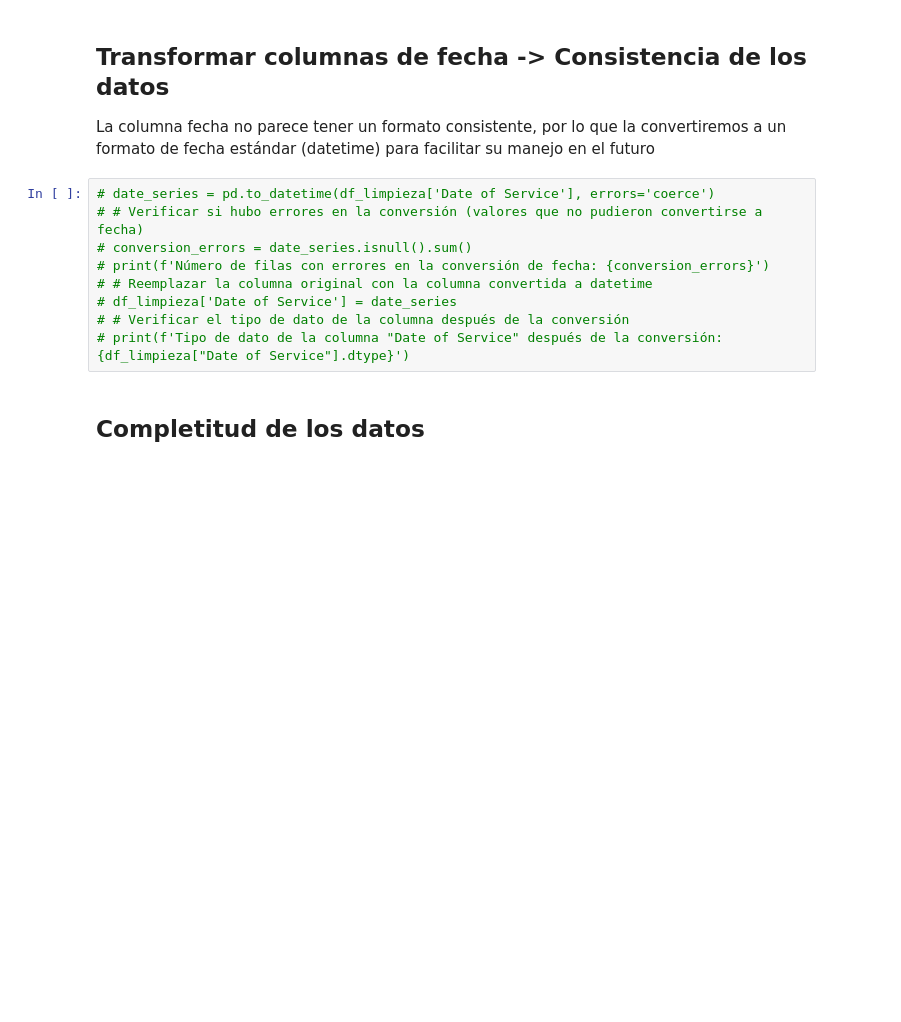
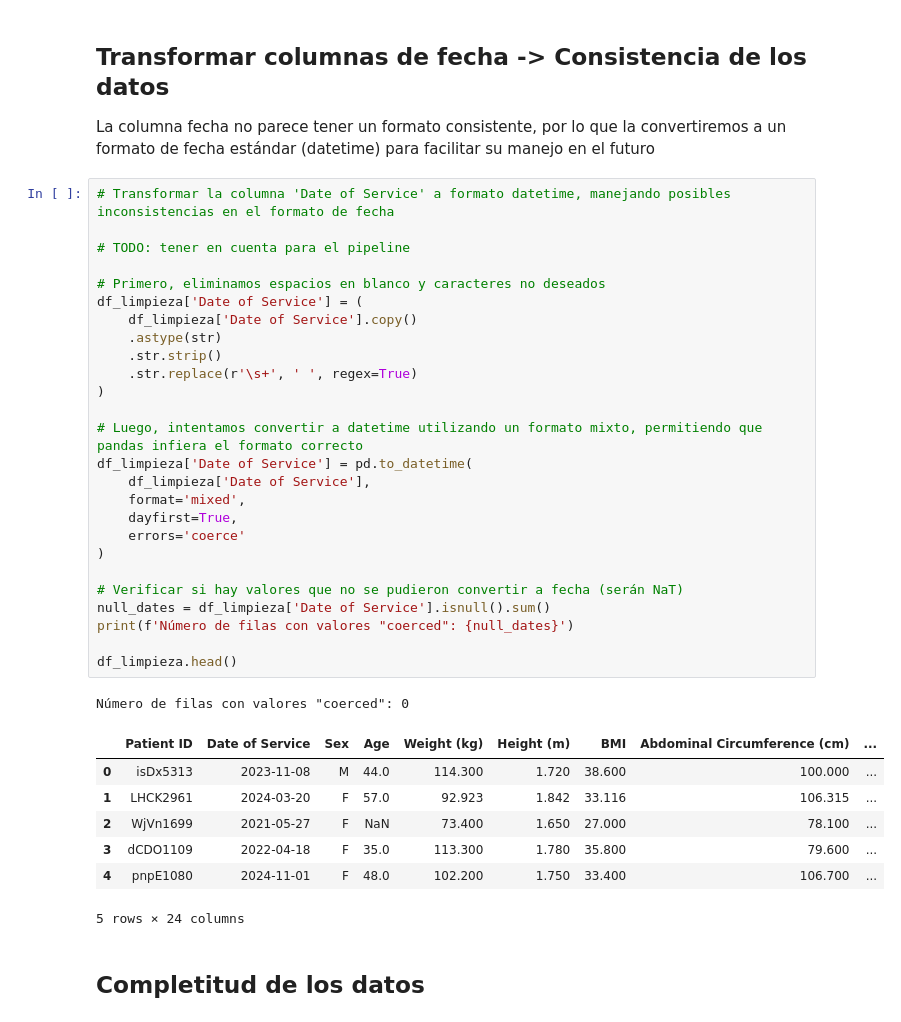
Before and after one commit to ML-2026-10/Lab1-LinearRegression, a Jupyter notebook: ml_lab1.ipynb, the cells around one changed output. Drawn from its saved outputs; the diff is of its cells as text; blank space fills up the shorter version.

```diff
--- a/ml_lab1.ipynb
+++ b/ml_lab1.ipynb
@@ -150,14 +150,40 @@ df_limpieza.shape
 
 La columna fecha no parece tener un formato consistente, por lo que la convertiremos a un formato de fecha estándar (datetime) para facilitar su manejo en el futuro
 # %%
-# date_series = pd.to_datetime(df_limpieza['Date of Service'], errors='coerce')
-# # Verificar si hubo errores en la conversión (valores que no pudieron convertirse a fecha)
-# conversion_errors = date_series.isnull().sum()
-# print(f'Número de filas con errores en la conversión de fecha: {conversion_errors}')
-# # Reemplazar la columna original con la columna convertida a datetime
-# df_limpieza['Date of Service'] = date_series
-# # Verificar el tipo de dato de la columna después de la conversión
-# print(f'Tipo de dato de la columna "Date of Service" después de la conversión: {df_limpieza["Date of Service"].dtype}')
+# Transformar la columna 'Date of Service' a formato datetime, manejando posibles inconsistencias en el formato de fecha
+
+# TODO: tener en cuenta para el pipeline
+
+# Primero, eliminamos espacios en blanco y caracteres no deseados
+df_limpieza['Date of Service'] = (
+    df_limpieza['Date of Service'].copy()
+    .astype(str)
+    .str.strip()
+    .str.replace(r'\s+', ' ', regex=True)
+)
+
+# Luego, intentamos convertir a datetime utilizando un formato mixto, permitiendo que pandas infiera el formato correcto
+df_limpieza['Date of Service'] = pd.to_datetime(
+    df_limpieza['Date of Service'],
+    format='mixed',
+    dayfirst=True,
+    errors='coerce'
+)
+
+# Verificar si hay valores que no se pudieron convertir a fecha (serán NaT)
+null_dates = df_limpieza['Date of Service'].isnull().sum()
+print(f'Número de filas con valores "coerced": {null_dates}')
+
+df_limpieza.head()
+# %% [output]
+Número de filas con valores "coerced": 0
+|  | Patient ID | Date of Service | Sex | Age | Weight (kg) | Height (m) | BMI | Abdominal Circumference (cm) | ... |
+| 0 | isDx5313 | 2023-11-08 | M | 44.0 | 114.300 | 1.720 | 38.600 | 100.000 | ... |
+| 1 | LHCK2961 | 2024-03-20 | F | 57.0 | 92.923 | 1.842 | 33.116 | 106.315 | ... |
+| 2 | WjVn1699 | 2021-05-27 | F | NaN | 73.400 | 1.650 | 27.000 | 78.100 | ... |
+| 3 | dCDO1109 | 2022-04-18 | F | 35.0 | 113.300 | 1.780 | 35.800 | 79.600 | ... |
+| 4 | pnpE1080 | 2024-11-01 | F | 48.0 | 102.200 | 1.750 | 33.400 | 106.700 | ... |
+5 rows × 24 columns
 # %% [markdown]
 ## Completitud de los datos
 # %% [markdown]
```
Also changed, not shown: parts of 6 cells of this notebook.
